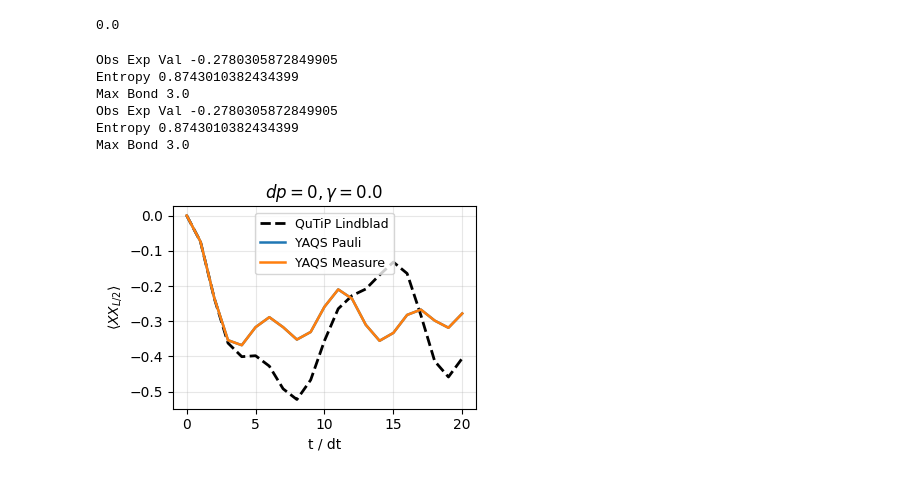
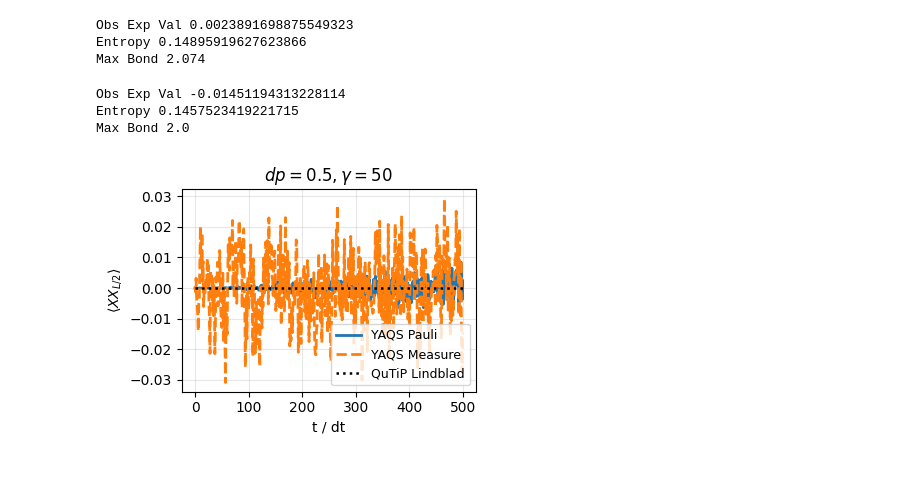
Before and after one commit to munich-quantum-toolkit/yaqs, a Jupyter notebook: experiments/noise_paper/convergence.ipynb, the cells around one changed output. Cells and saved outputs as stored; diff of their text form; code cells hidden in the pictures.

```diff
--- a/experiments/noise_paper/convergence.ipynb
+++ b/experiments/noise_paper/convergence.ipynb
@@ -151,7 +153,7 @@ def tdvp_simulator(H_0, noise_model, dt=0.1, state=None):
 
     measurements = [Observable(XX(), [L//2, L//2+1])] + [Observable("entropy", [L//2, L//2+1])] + [Observable("max_bond")]
     sim_params = AnalogSimParams(observables=measurements,
-                                elapsed_time=2,
+                                elapsed_time=5,
                                 dt=dt,
                                 num_traj=1000,
                                 threshold=1e-6,
@@ -167,17 +169,17 @@ def tdvp_simulator(H_0, noise_model, dt=0.1, state=None):
 # %%
 L = 5
 J = 1
-h = 0
-T = 2
+h = 1
+T = 5
 dt = 0.1
 
-# H = ising_hamiltonian(L, J, h)
-H = heisenberg_xxx_hamiltonian(L, J, h)
+H = ising_hamiltonian(L, J, h)
+# H = heisenberg_xxx_hamiltonian(L, J, h)
 H_0 = MPO()
-# H_0.init_ising(L, J, h)
-H_0.init_heisenberg(L, J, J, J, h)
+H_0.init_ising(L, J, h)
+# H_0.init_heisenberg(L, J, J, J, h)
 
-dp_list = [0]
+dp_list = np.logspace(-4, 0, 100)
 
 # --- create subplots ---
 n_dp = len(dp_list)
@@ -189,20 +191,10 @@ if n_dp == 1:
 # QuTiP + YAQS comparison
 # -----------------------------
 for ax, dp in zip(axes, dp_list):
-    gamma = dp / dt
-    print(gamma)
-    # ----- QuTiP Lindblad -----
-    c_ops = pauli_c_ops(L, gamma)
-    results3, tlist = qutip_lindblad_simulator(
-        H, c_ops, L, dt=dt, T=T
-    )
-    ax.plot(
-        # tlist,
-        results3[0],
-        "k--",
-        lw=2,
-        label="QuTiP Lindblad",
-    )
+    dp = 0.5
+    dt = 0.01
+    gamma = 50
+    # gamma = dp / dt
 
     # ----- YAQS -----
     # Unraveling 1
@@ -215,43 +207,56 @@ for ax, dp in zip(axes, dp_list):
     ax.plot(
         # np.arange(0.0, T + 1e-6, dt),
         cost[0].results,
-        lw=1.8,
+        lw=2,
         label="YAQS Pauli",
     )
 
     # Unraveling 2
     noise_model = NoiseModel([
         {"name": name, "sites": [i], "strength": 2*gamma}
         for i in range(L)
         for name in [
             "measure_0", "measure_1",
             "measure_x_0", "measure_x_1",
             "measure_y_0", "measure_y_1",
         ]
     ])
     cost = tdvp_simulator(H_0, noise_model, dt)
     ax.plot(
         # np.arange(0.0, T + 1e-6, dt),
         cost[0].results,
+        lw=2,
+        linestyle="--",
+        label="YAQS Measure",
+    )
+
+    # ----- QuTiP Lindblad -----
+    c_ops = pauli_c_ops(L, gamma)
+    results3, tlist = qutip_lindblad_simulator(
+        H, c_ops, L, dt=dt, T=T
+    )
+    ax.plot(
+        # tlist,
+        results3[0],
+        "k:",
         lw=1.8,
-        label="YAQS Measure",
+        label="QuTiP Lindblad",
     )
 
     ax.set_title(f"$dp={dp},\\gamma={gamma}$")
     ax.set_xlabel("t / dt")
     ax.grid(alpha=0.3)
 
 axes[0].set_ylabel(r"$\langle XX_{L/2}\rangle$")
 axes[0].legend(loc="best", fontsize=9)
 
 plt.tight_layout()
 plt.show()
 # %% [output]
-0.0
+Obs Exp Val 0.0023891698875549323
+Entropy 0.14895919627623866
+Max Bond 2.074
-Obs Exp Val -0.2780305872849905
-Entropy 0.8743010382434399
-Max Bond 3.0
-Obs Exp Val -0.2780305872849905
-Entropy 0.8743010382434399
-Max Bond 3.0
+Obs Exp Val -0.01451194313228114
+Entropy 0.1457523419221715
+Max Bond 2.0
-[figure, old version]
+[figure, new version]
```
Also changed, not shown: parts of 2 cells of this notebook, 1 other file.
